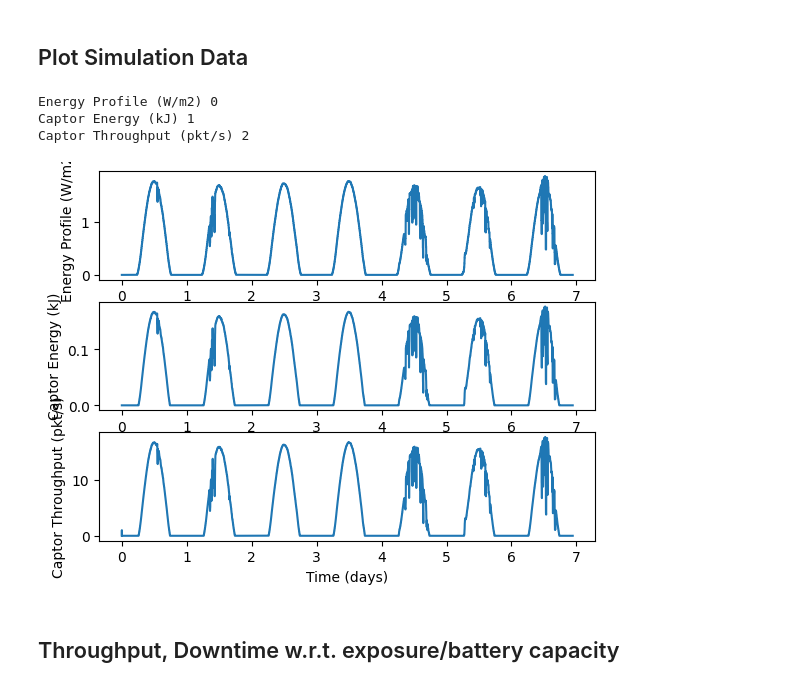
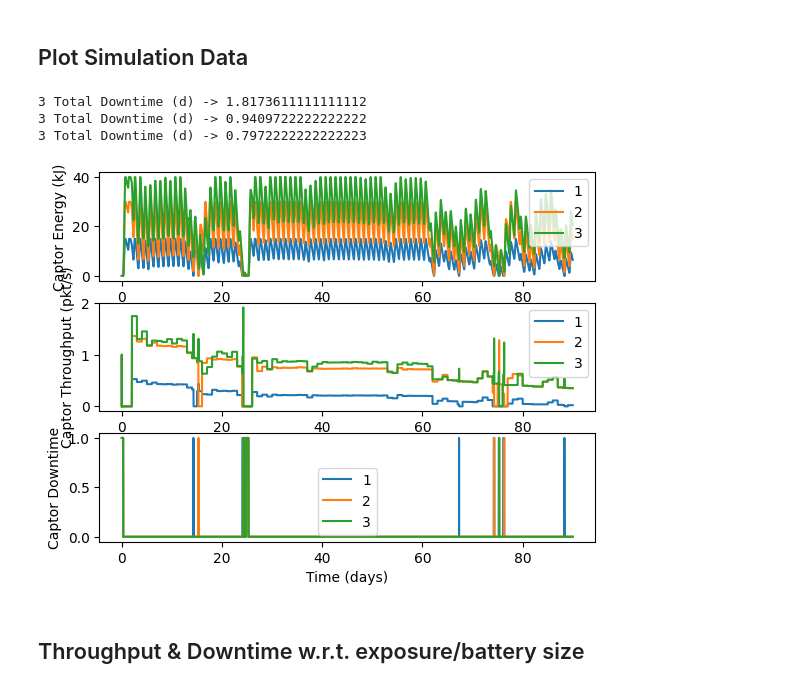
Before and after one commit to Indyuce/odmacpp, a Jupyter notebook: python/plot_data.ipynb, the cells around one changed output. Cells and saved outputs as stored; diff of their text form; code cells hidden in the pictures.

```diff
--- a/python/plot_data.ipynb
+++ b/python/plot_data.ipynb
@@ -8,7 +8,7 @@ import matplotlib.pyplot as plt
 # %% [markdown]
 ## Read data from CSV
 # %%
-FILE_NAME = "realdata_90d_40000b_const_c_eq_2,0e+00"
+FILE_NAME = "realdata_90d_40000b_odmacpp_gb_90sw"
 
 data_labels  = []
 data_indices = []
@@ -46,50 +46,67 @@ with open(file_path) as csv_file:
 # %% [markdown]
 ## Plot Simulation Data
 # %%
-SHOWN             = 10000 # amount of points/time steps to plot, -1 for everything
+SHOWN             = -1 # amount of points/time steps to plot, -1 for everything
 SIZE              = 1
 TIME_LABEL        = 'Time (days)'
-IGNORED_VARIABLES = [TIME_LABEL, 'Frequency', 'Sink', 'Downtime'] # Ignored data
+IGNORED_VARIABLES = [TIME_LABEL, 'Frequency', 'Sink', 'Energy Profile'] # Ignored data
 FIG_NUMBER        = 3
+USE_AXES          = True
 
 axc = 0
-fig, axes = plt.subplots(FIG_NUMBER)
+if USE_AXES:
+    fig, axes = plt.subplots(FIG_NUMBER)
 
 def is_ignored(key):
     for ignored in IGNORED_VARIABLES:
         if ignored in key:
             return True
     return False
 
 T = data_values[TIME_LABEL][0][:SHOWN]
 for key, lists in data_values.items():
 
     # Don't print ignored variables
     if is_ignored(key):
         c += 1
         continue
 
-    print(key, axc % FIG_NUMBER)
-
-    ax = axes[axc % FIG_NUMBER]
+    if USE_AXES:
+        ax = axes[axc % FIG_NUMBER]
+    else:
+        plt.clf()
 
     c = 0
     for Y in lists:
         Y = Y[:SHOWN]
-        ax.plot(T, Y, label=str(c + 1))
-        c += 1
+        if USE_AXES:
+            ax.plot(T, Y, label=str(c + 1))
+            c += 1
+        else:
+            plt.plot(T, Y, label=str(c + 1))
 
-    ax.set_ylabel(key)
-    ax.set_xlabel('Time (days)')
-    if len(lists) > 1:
-        ax.legend()
+    if 'Downtime' in key:
+        seconds_per_tick = 60
+        for data in lists:
+            print(c, 'Total Downtime (d) ->', sum(data) * seconds_per_tick / (60 * 60 * 24))
 
-    axc += 1
+    if USE_AXES:
+        ax.set_ylabel(key)
+        ax.set_xlabel(TIME_LABEL)
+        if len(lists) > 1:
+            ax.legend()
+        axc += 1
+    else:
+        plt.ylabel(key)
+        plt.xlabel(TIME_LABEL)
+        if len(lists) > 1:
+            plt.legend()
+        plt.show()
 # %% [output]
-Energy Profile (W/m2) 0
-Captor Energy (kJ) 1
-Captor Throughput (pkt/s) 2
+3 Total Downtime (d) -> 1.8173611111111112
+3 Total Downtime (d) -> 0.9409722222222222
+3 Total Downtime (d) -> 0.7972222222222223
-[figure, old version]
+[figure, new version]
 # %% [markdown]
-## Throughput, Downtime w.r.t. exposure/battery capacity
+## Throughput & Downtime w.r.t. exposure/battery size
 # %%
```
Also changed, not shown: parts of 1 cell of this notebook, 15 other files.
